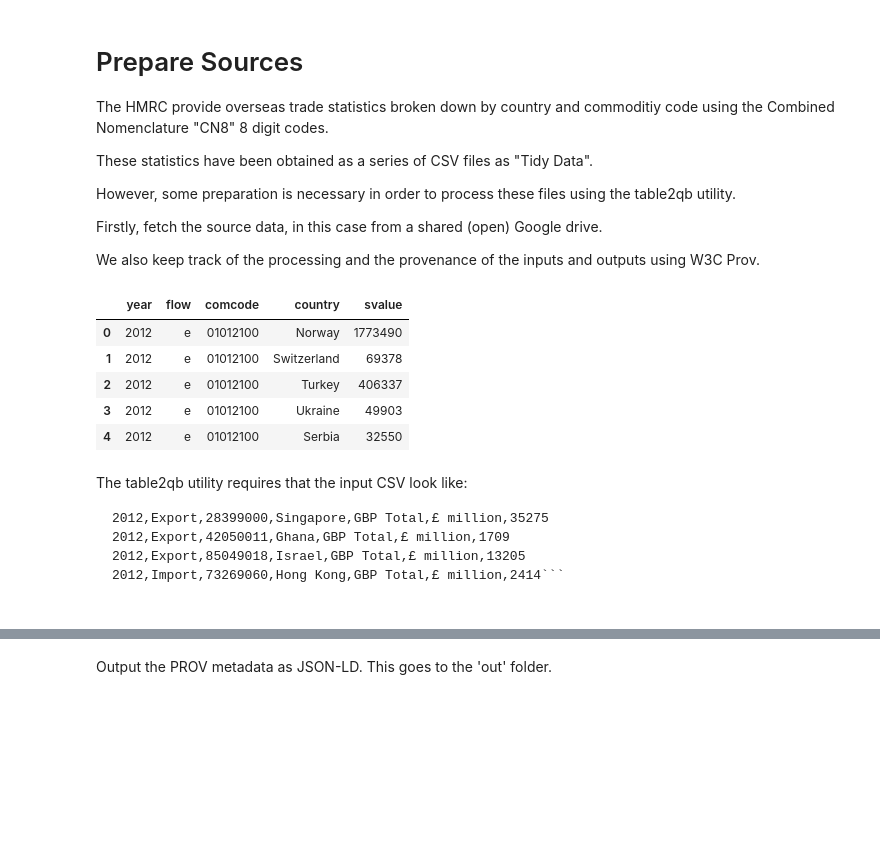
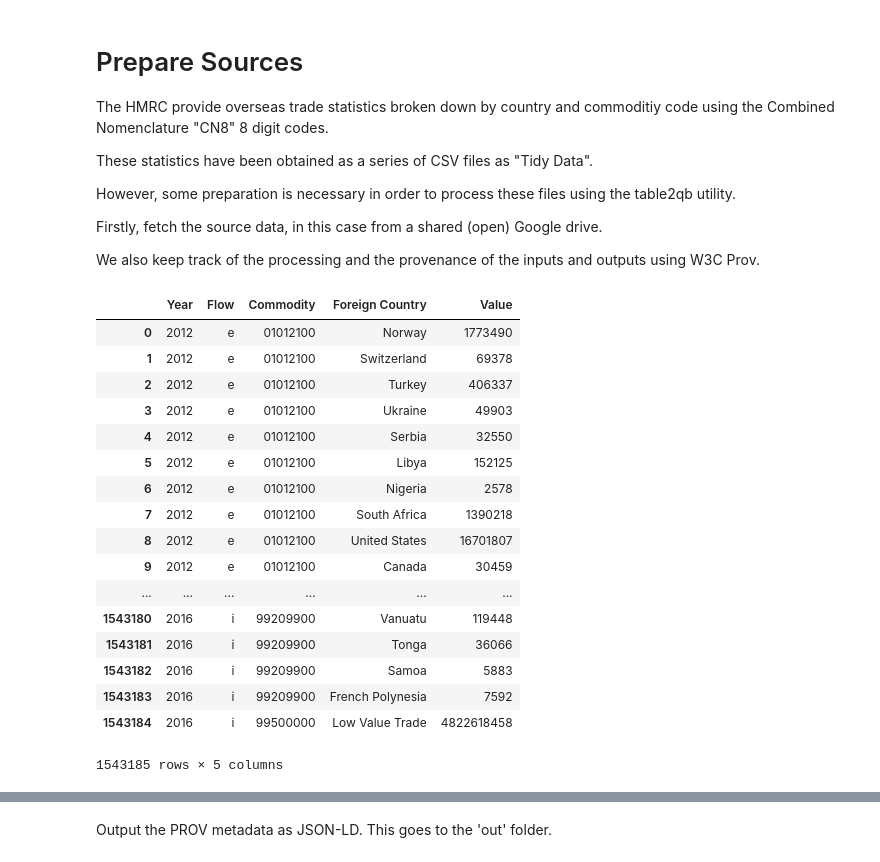
Before and after one commit to lkitching/HMRC_OTS_CN8, a Jupyter notebook: Prepare_sources.ipynb, the cells around one changed output, grey strips where cells are left out. Saved outputs shown, nothing was run; the diff lists cells and outputs as text; code cells hidden in the pictures; blank space fills up the shorter version.

````diff
--- a/Prepare_sources.ipynb
+++ b/Prepare_sources.ipynb
@@ -26,11 +26,16 @@ provActivity = {
 # %%
 import requests
 from pathlib import Path
+from io import BytesIO
+from cachecontrol import CacheControl
+from cachecontrol.caches.file_cache import FileCache
+from cachecontrol.heuristics import LastModified
+
+session = CacheControl(requests.Session(),
+                       cache=FileCache('.cache'),
+                       heuristic=LastModified())
 
 provSources = []
-
-sourceFolder = Path('in')
-sourceFolder.mkdir(exist_ok=True)
 
 sources = [
     ('CN8_Non-EU_cod_2012.csv', '1P7YyFF6qXKXWVtR0Vt3kkvFPOjThMQH8'),
@@ -40,35 +45,45 @@ sources = [
     ('CN8_Non-EU_cod_2016.csv', '11fLsnoiWzTcA1d3nSDWvyrKQEHwIf6Hz')
 ]
 
+sourceUrls = []
+
 for filename, google_id in sources:
-    sourceFile = sourceFolder / filename
+
     sourceUrl = f'https://drive.google.com/uc?export=download&id={google_id}'
-
-    if not (sourceFile.exists() and sourceFile.is_file()):
-        response = requests.get(sourceUrl)
-        with open(sourceFile, 'wb') as f:
-            f.write(response.content)
+    sourceUrls.append(sourceUrl)
     provSources.append({
         '@id': sourceUrl,
         '@type': 'entity',
         'label': filename,
         'wasUsedBy': provActivity['@id']
     })
-# %%
-import pandas
-pandas.read_csv(sourceFolder / sources[0][0], dtype={'comcode': str}).head()
-# %% [output]
-|  | year | flow | comcode | country | svalue |
-| 0 | 2012 | e | 01012100 | Norway | 1773490 |
-| 1 | 2012 | e | 01012100 | Switzerland | 69378 |
-| 2 | 2012 | e | 01012100 | Turkey | 406337 |
-| 3 | 2012 | e | 01012100 | Ukraine | 49903 |
-| 4 | 2012 | e | 01012100 | Serbia | 32550 |
-# %% [markdown]
-The table2qb utility requires that the input CSV look like:
-
-```Year,Flow,Commodity,Foreign Country,Measure Type,Unit,Value
-2012,Export,28399000,Singapore,GBP Total,£ million,35275
-2012,Export,42050011,Ghana,GBP Total,£ million,1709
-2012,Export,85049018,Israel,GBP Total,£ million,13205
-2012,Import,73269060,Hong Kong,GBP Total,£ million,2414```
+# %%
+import pandas as pd
+
+table = pd.concat([pd.read_csv(BytesIO(session.get(sourceUrl).content),
+                                       dtype={'comcode': str},
+                                       na_values=[], keep_default_na=False)
+                       for sourceUrl in sourceUrls], ignore_index=True).rename(
+    index = str,
+    columns = {'year': 'Year', 'flow': 'Flow', 'comcode': 'Commodity',
+               'country': 'Foreign Country', 'svalue': 'Value'})
+table
+# %% [output]
+|  | Year | Flow | Commodity | Foreign Country | Value |
+| 0 | 2012 | e | 01012100 | Norway | 1773490 |
+| 1 | 2012 | e | 01012100 | Switzerland | 69378 |
+| 2 | 2012 | e | 01012100 | Turkey | 406337 |
+| 3 | 2012 | e | 01012100 | Ukraine | 49903 |
+| 4 | 2012 | e | 01012100 | Serbia | 32550 |
+| 5 | 2012 | e | 01012100 | Libya | 152125 |
+| 6 | 2012 | e | 01012100 | Nigeria | 2578 |
+| 7 | 2012 | e | 01012100 | South Africa | 1390218 |
+| 8 | 2012 | e | 01012100 | United States | 16701807 |
+| 9 | 2012 | e | 01012100 | Canada | 30459 |
+| ... | ... | ... | ... | ... | ... |
+| 1543180 | 2016 | i | 99209900 | Vanuatu | 119448 |
+| 1543181 | 2016 | i | 99209900 | Tonga | 36066 |
+| 1543182 | 2016 | i | 99209900 | Samoa | 5883 |
+| 1543183 | 2016 | i | 99209900 | French Polynesia | 7592 |
+| 1543184 | 2016 | i | 99500000 | Low Value Trade | 4822618458 |
+1543185 rows × 5 columns
````
Also changed, not shown: parts of 12 cells of this notebook, 1 other file.
